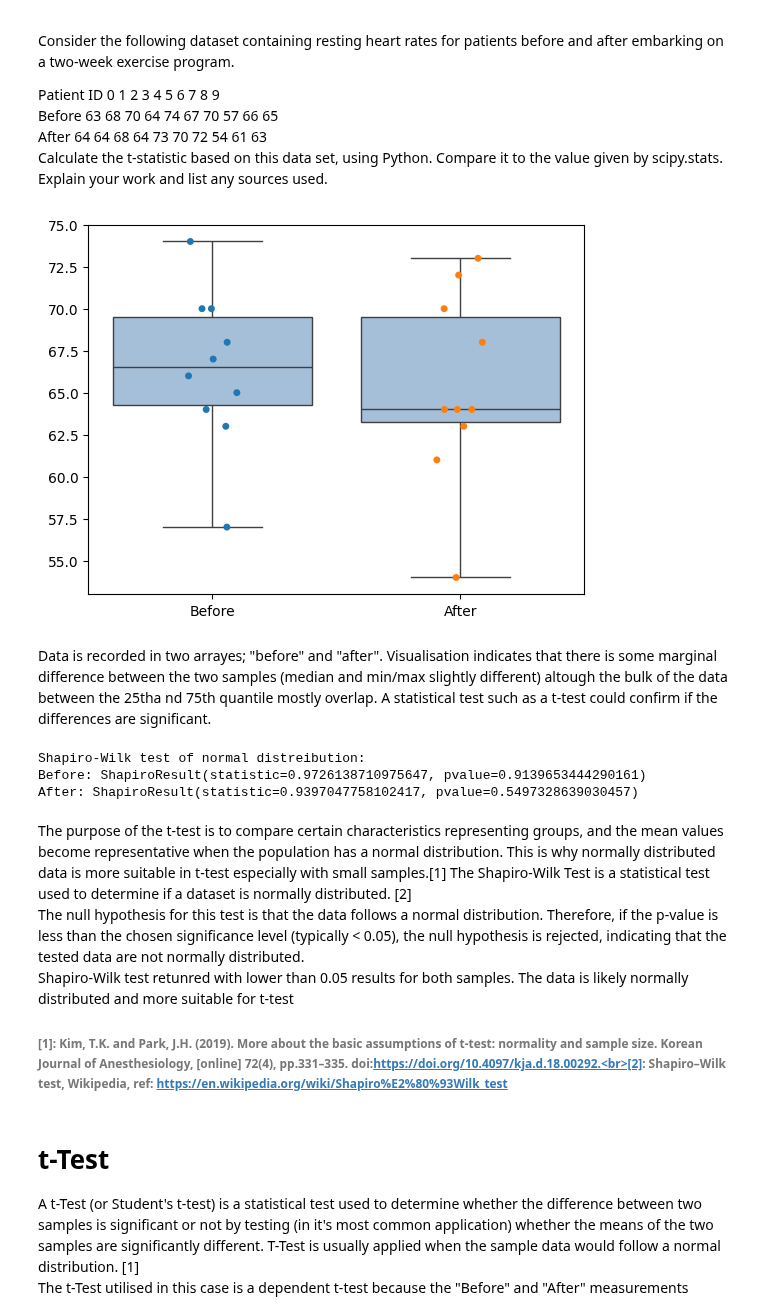
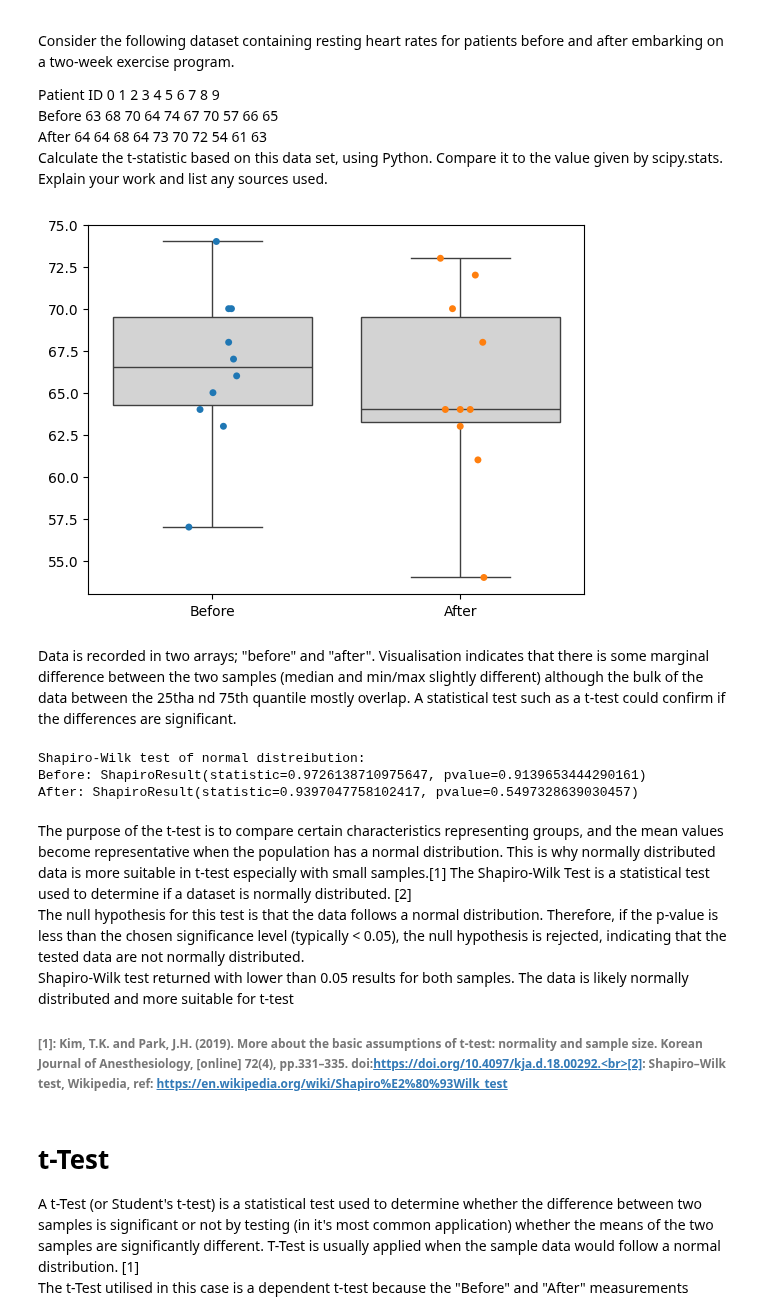
Before and after one commit to noyo0/AppliedStatistics2024, a Jupyter notebook: tasks.ipynb, the cells around one changed output. Cells and saved outputs as stored; diff of their text form; code cells hidden in the pictures.

Commit message:
tasks review

```diff
--- a/tasks.ipynb
+++ b/tasks.ipynb
@@ -278,19 +278,19 @@ Calculate the t-statistic based on this data set, using Python. Compare it to th
 # %%
 # Record data from task brief
 import numpy as np # numpy for array operations
-import seaborn as sns # seaborn for visualistatin
-# recording data from task brief into arrays
+import seaborn as sns # seaborn for visualisation
+# storing data from task brief into arrays
 before = np.array([63, 68, 70, 64, 74, 67, 70, 57, 66, 65])
 after = np.array([64, 64, 68, 64, 73, 70, 72, 54, 61, 63])
 # visualise data
 sns.stripplot(data=[before,after])
-sns.boxplot(data=[before,after], boxprops={"facecolor": (.3, .5, .7, .5)})
+sns.boxplot(data=[before,after], boxprops={"facecolor": 'lightgrey'})
 plt.xticks(ticks=[0, 1], labels=["Before", "After"])
 plt.show()
 # %% [output]
-[figure, old version]
+[figure, new version]
 # %% [markdown]
-Data is recorded in two arrayes; "before" and "after". Visualisation indicates that there is some marginal difference between the two samples (median and min/max slightly different) altough the bulk of the data between the 25tha nd 75th quantile mostly overlap.
+Data is recorded in two arrays; "before" and "after". Visualisation indicates that there is some marginal difference between the two samples (median and min/max slightly different) although the bulk of the data between the 25tha nd 75th quantile mostly overlap.
 A statistical test such as a t-test could confirm if the differences are significant.
 # %%
 # Confirm data is normally distributed with Shapiro-Wilk test
@@ -303,7 +303,7 @@ After: ShapiroResult(statistic=0.9397047758102417, pvalue=0.5497328639030457)
 # %% [markdown]
 The purpose of the t-test is to compare certain characteristics representing groups, and the mean values become representative when the population has a normal distribution. This is why normally distributed data is more suitable in t-test especially with small samples.[1] The Shapiro-Wilk Test is a statistical test used to determine if a dataset is normally distributed. [2]<br>
 The null hypothesis for this test is that the data follows a normal distribution. Therefore, if the p-value is less than the chosen significance level (typically < 0.05), the null hypothesis is rejected, indicating that the tested data are not normally distributed.
-<br>Shapiro-Wilk test retunred with lower than 0.05 results for both samples. The data is likely normally distributed and more suitable for t-test
+<br>Shapiro-Wilk test returned with lower than 0.05 results for both samples. The data is likely normally distributed and more suitable for t-test
 
 ###### [1]: Kim, T.K. and Park, J.H. (2019). More about the basic assumptions of t-test: normality and sample size. Korean Journal of Anesthesiology, [online] 72(4), pp.331–335. doi:https://doi.org/10.4097/kja.d.18.00292.<br>[2]: Shapiro–Wilk test, Wikipedia, ref: https://en.wikipedia.org/wiki/Shapiro%E2%80%93Wilk_test
 # %% [markdown]
```
Also changed, not shown: parts of 12 cells of this notebook, 1 other file.
